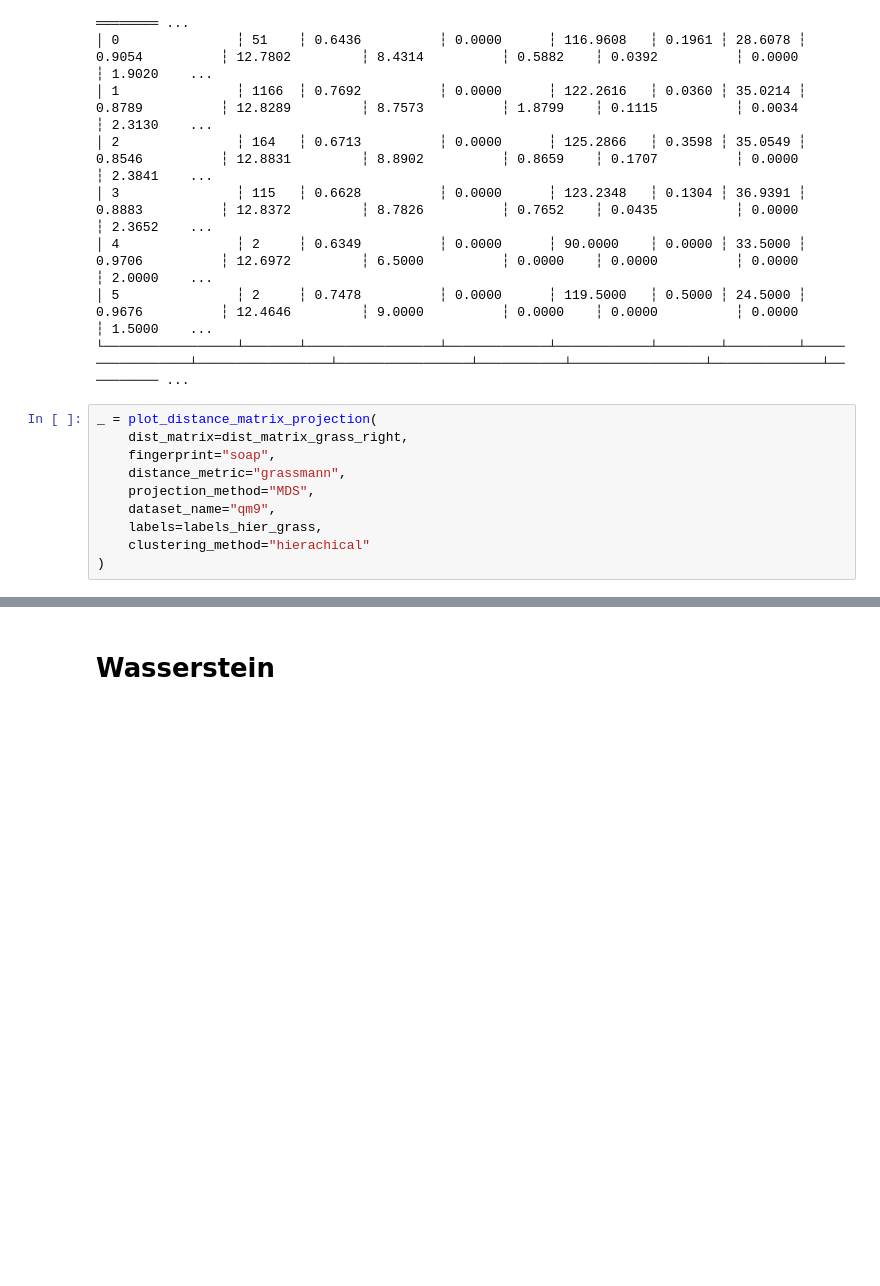
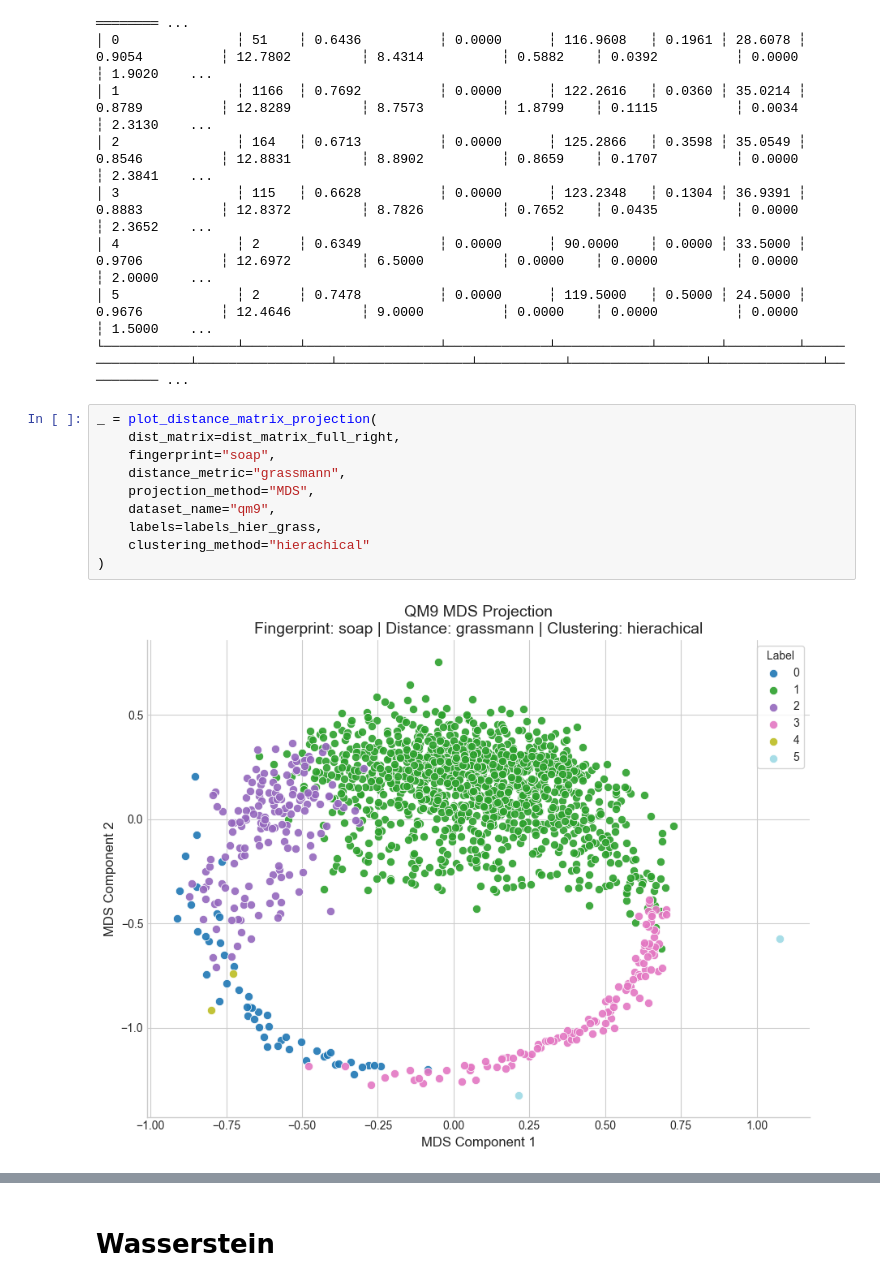
Before and after one commit to karlfindhansen/Non-Euclidean-Distances-in-Molecular-Representation, a Jupyter notebook: notebooks/QM9/clustering/non_euclidean/descriptors/eval_soap.ipynb, the cells around one changed output, grey strips where cells are left out. Saved outputs shown, nothing was run; the diff lists cells and outputs as text; blank space fills up the shorter version.

```diff
--- a/notebooks/QM9/clustering/non_euclidean/descriptors/eval_soap.ipynb
+++ b/notebooks/QM9/clustering/non_euclidean/descriptors/eval_soap.ipynb
@@ -233,12 +233,13 @@ shape: (6, 71)
 └─────────────────┴───────┴─────────────────┴─────────────┴────────────┴────────┴─────────┴─────────────────┴─────────────────┴─────────────────┴───────────┴─────────────────┴──────────────┴────────── ...
 # %%
 _ = plot_distance_matrix_projection(
-    dist_matrix=dist_matrix_grass_right,
+    dist_matrix=dist_matrix_full_right,
     fingerprint="soap",
     distance_metric="grassmann",
     projection_method="MDS",
     dataset_name="qm9",
     labels=labels_hier_grass,
     clustering_method="hierachical"
 )
 # %% [output]
+[figure, added]
```
Also changed, not shown: parts of 17 cells of this notebook, 1 other file.
